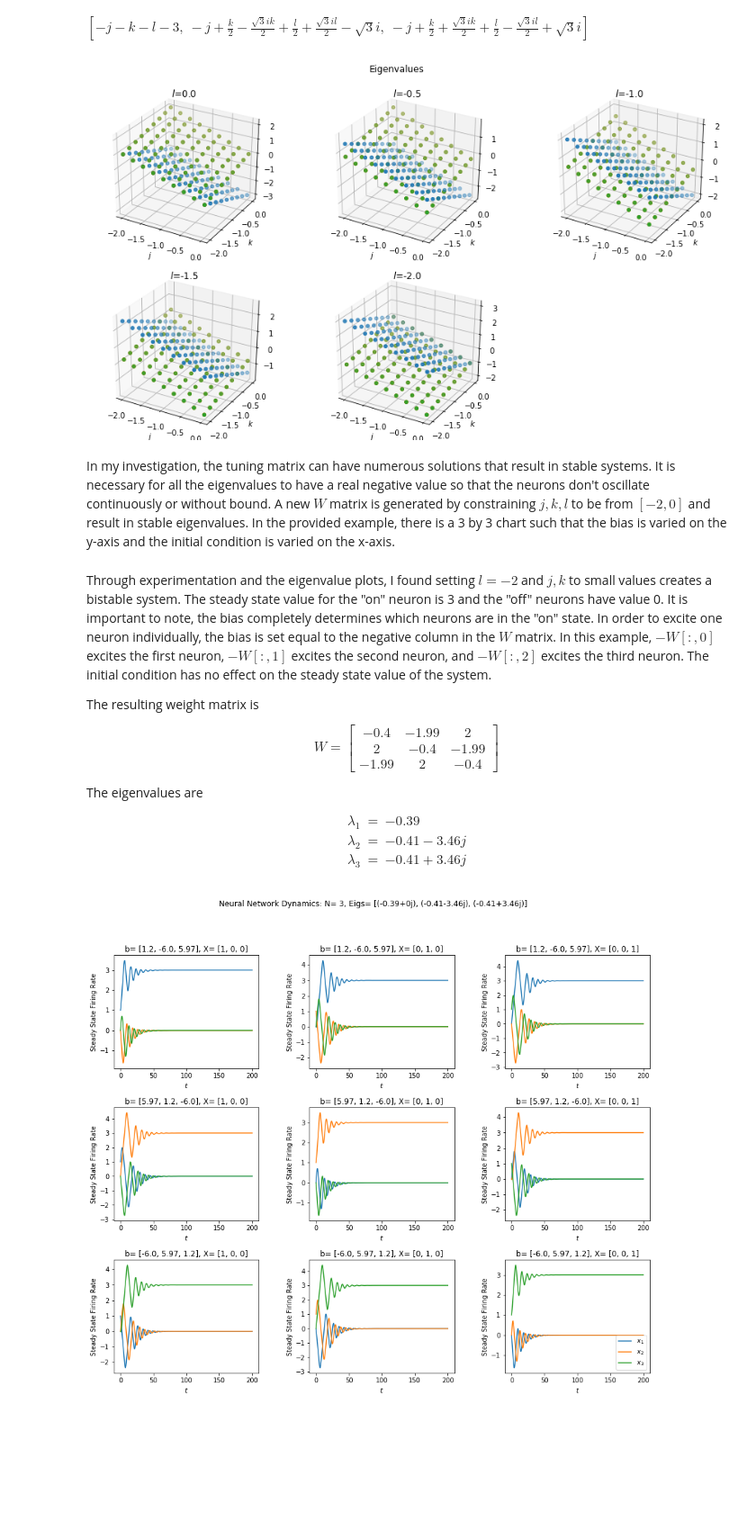
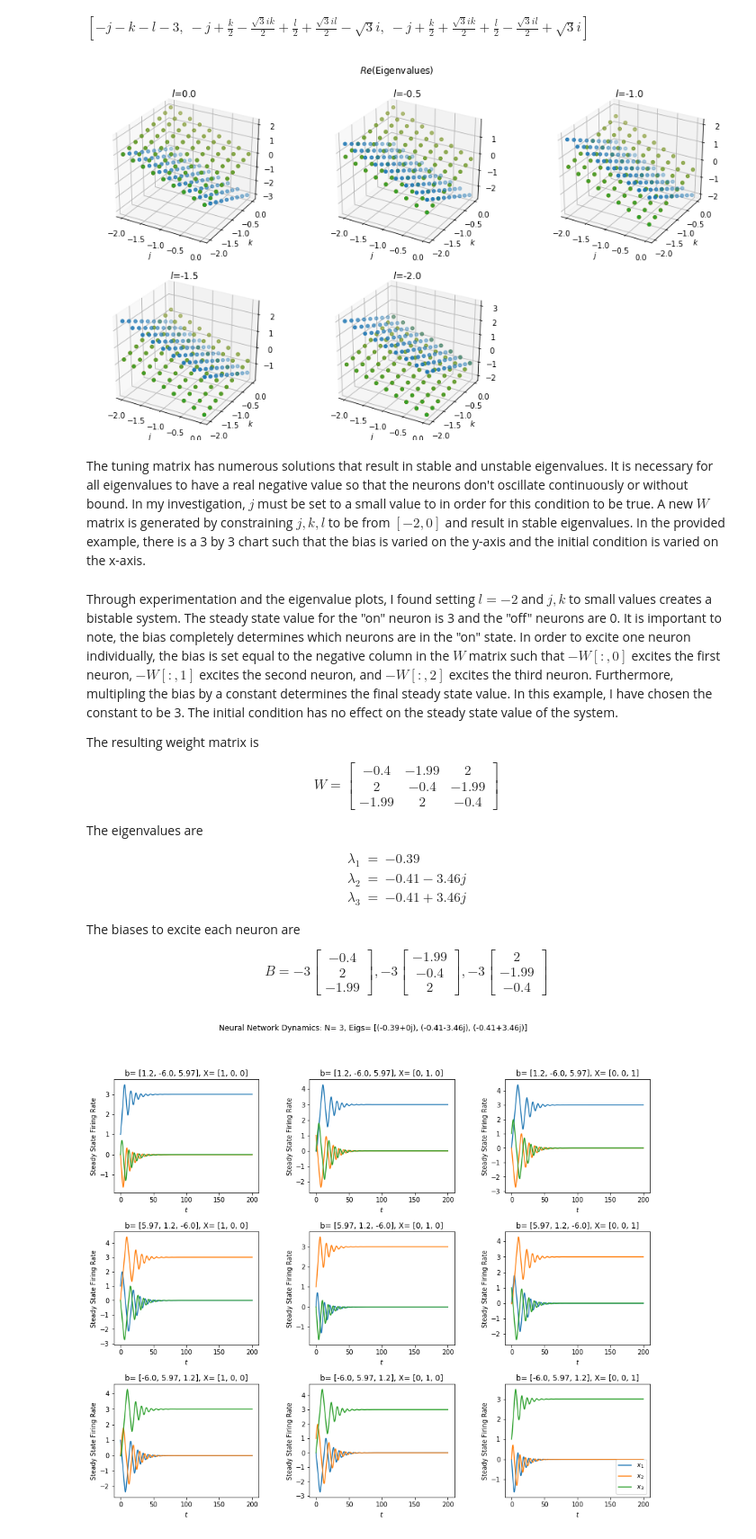
Before and after one commit to kegedy/EE502P, a Jupyter notebook: hw/kevin/HW10.ipynb, the cells around one changed output. Shown at 90% size. Saved outputs shown, nothing was run; the diff lists cells and outputs as text; code cells hidden in the pictures; blank space fills up the shorter version.

```diff
--- a/hw/kevin/HW10.ipynb
+++ b/hw/kevin/HW10.ipynb
@@ -339,28 +339,28 @@ $\displaystyle \left[ - j - k - l - 3, \  - j + \frac{k}{2} - \frac{\sqrt{3} i k
 # %%
 eig0 = lambdify([j,k,l], eigs[0])
 eig1 = lambdify([j,k,l], eigs[1])
 eig2 = lambdify([j,k,l], eigs[2])
 
 J,K = np.meshgrid(np.linspace(-2, 0, 9),np.linspace(-2, 0, 9))
 fig = plt.figure(figsize=(15,8))
 plt.subplots_adjust(top=0.925)
 plt.subplots_adjust(hspace=0.1)
-fig.suptitle(f'Eigenvalues')
+fig.suptitle('$Re$(Eigenvalues)')
 
 for i,L in enumerate(np.linspace(0,-2,5)):
     ax = fig.add_subplot(2, 3, i+1, projection='3d')
     ax.scatter(J,K,np.real(eig0(J,K,L)))
     ax.scatter(J,K,np.real(eig1(J,K,L)))
     ax.scatter(J,K,np.real(eig2(J,K,L)))
     ax.set_title(f'$l$={L}')
     ax.set_xlabel("$j$")
     ax.set_ylabel("$k$")
 
 plt.show();
 # %% [output]
-[figure, old version]
+[figure, new version]
 # %% [markdown]
-In my investigation, the tuning matrix can have numerous solutions that result in stable systems. It is necessary for all the eigenvalues to have a real negative value so that the neurons don't oscillate continuously or without bound. A new $W$ matrix is generated by constraining $j,k,l$ to be from $[-2,0]$ and result in stable eigenvalues. In the provided example, there is a 3 by 3 chart such that the bias is varied on the y-axis and the initial condition is varied on the x-axis.
+The tuning matrix has numerous solutions that result in stable and unstable eigenvalues. It is necessary for all eigenvalues to have a real negative value so that the neurons don't oscillate continuously or without bound. In my investigation, $j$ must be set to a small value to in order for this condition to be true.  A new $W$ matrix is generated by constraining $j,k,l$ to be from $[-2,0]$ and result in stable eigenvalues. In the provided example, there is a 3 by 3 chart such that the bias is varied on the y-axis and the initial condition is varied on the x-axis.
 # %%
 def generate_stable_weights(N,Jconstraint=None,Kconstraint=None,Lconstraint=None):
     '''
@@ -476,11 +476,12 @@ def plot_bistable_network(W,B):
     plt.legend()
     plt.show();
 # %% [markdown]
-Through experimentation and the eigenvalue plots, I found setting $l=-2$ and $j,k$ to small values creates a bistable system. The steady state value for the "on" neuron is 3 and the "off" neurons have value 0. It is important to note, the bias completely determines which neurons are in the "on" state. In order to excite one neuron individually, the bias is set equal to the negative column in the $W$ matrix. In this example, $-W[:,0]$ excites the first neuron, $-W[:,1]$ excites the second neuron, and $-W[:,2]$ excites the third neuron. The initial condition has no effect on the steady state value of the system.
+Through experimentation and the eigenvalue plots, I found setting $l=-2$ and $j,k$ to small values creates a bistable system. The steady state value for the "on" neuron is 3 and the "off" neurons are 0. It is important to note, the bias completely determines which neurons are in the "on" state. In order to excite one neuron individually, the bias is set equal to the negative column in the $W$ matrix such that $-W[:,0]$ excites the first neuron, $-W[:,1]$ excites the second neuron, and $-W[:,2]$ excites the third neuron. Furthermore, multipling the bias by a constant determines the final steady state value. In this example, I have chosen the constant to be 3. The initial condition has no effect on the steady state value of the system.
 
 The resulting weight matrix is
 
-$$W = \begin{bmatrix}
+$$
+W = \begin{bmatrix}
     -0.4 & -1.99 &  2 \\
     2  & -0.4 & -1.99 \\
     -1.99 &  2 & -0.4
@@ -493,6 +494,26 @@ $$\begin{eqnarray}
     \lambda_2 & = & -0.41-3.46j \\
     \lambda_3 & = & -0.41+3.46j
 \end{eqnarray}$$
+
+The biases to excite each neuron are
+
+$$
+B = -3\begin{bmatrix}
+    -0.4 \\
+    2 \\
+    -1.99
+\end{bmatrix},
+-3\begin{bmatrix}
+    -1.99 \\
+    -0.4  \\
+    2
+\end{bmatrix},
+-3\begin{bmatrix}
+    2 \\
+    -1.99 \\
+    -0.4
+\end{bmatrix}
+$$
 # %%
 N = 3
 # W = generate_stable_weights(N)
```
Also changed, not shown: parts of 16 cells of this notebook.
